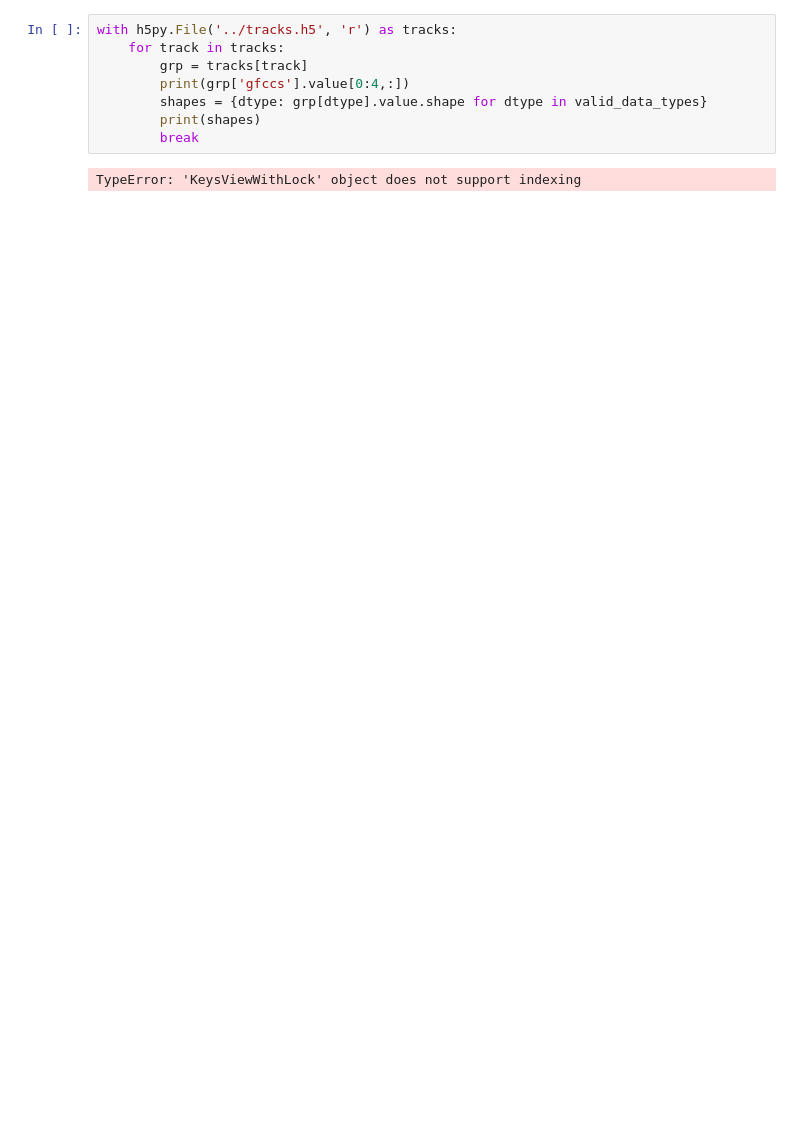
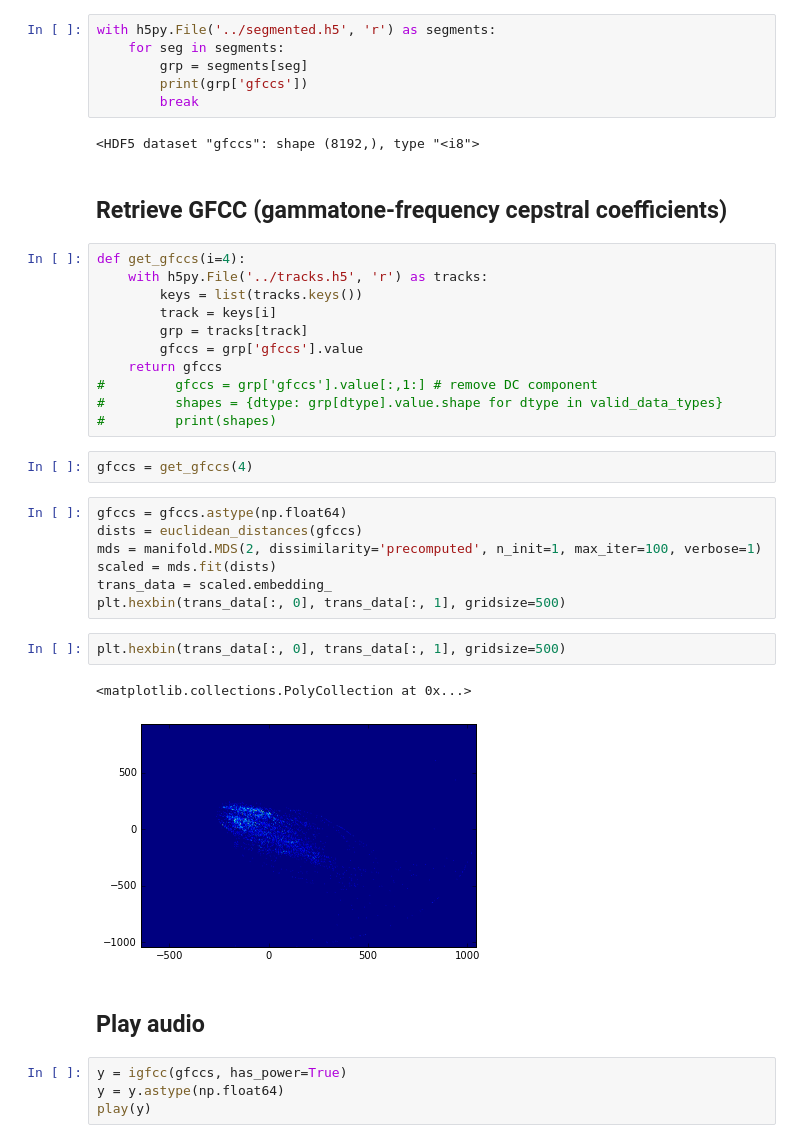
Before and after one commit to susurrant-audio/susurrant-py, a Jupyter notebook: reconstruct audio.ipynb, the cells around one changed output. Cells and saved outputs as stored; diff of their text form; blank space fills up the shorter version.

```diff
--- a/reconstruct audio.ipynb
+++ b/reconstruct audio.ipynb
@@ -14,10 +12,41 @@ def reconstruct_from_gfccs(gfccs):
+# %%
+with h5py.File('../segmented.h5', 'r') as segments:
+    for seg in segments:
+        grp = segments[seg]
+        print(grp['gfccs'])
+        break
+# %% [output]
+<HDF5 dataset "gfccs": shape (8192,), type "<i8">
+# %% [markdown]
+## Retrieve GFCC (gammatone-frequency cepstral coefficients)
 # %%
-with h5py.File('../tracks.h5', 'r') as tracks:
-    for track in tracks:
+def get_gfccs(i=4):
+    with h5py.File('../tracks.h5', 'r') as tracks:
+        keys = list(tracks.keys())
+        track = keys[i]
         grp = tracks[track]
-        print(grp['gfccs'].value[0:4,:])
-        shapes = {dtype: grp[dtype].value.shape for dtype in valid_data_types}
-        print(shapes)
-        break
+        gfccs = grp['gfccs'].value
+    return gfccs
+#         gfccs = grp['gfccs'].value[:,1:] # remove DC component
+#         shapes = {dtype: grp[dtype].value.shape for dtype in valid_data_types}
+#         print(shapes)
-# %% [output]
-TypeError: 'KeysViewWithLock' object does not support indexing
+# %%
+gfccs = get_gfccs(4)
+# %%
+gfccs = gfccs.astype(np.float64)
+dists = euclidean_distances(gfccs)
+mds = manifold.MDS(2, dissimilarity='precomputed', n_init=1, max_iter=100, verbose=1)
+scaled = mds.fit(dists)
+trans_data = scaled.embedding_
+plt.hexbin(trans_data[:, 0], trans_data[:, 1], gridsize=500)
+# %%
+plt.hexbin(trans_data[:, 0], trans_data[:, 1], gridsize=500)
+# %% [output]
+<matplotlib.collections.PolyCollection at 0x...>
+[figure, added]
+# %% [markdown]
+## Play audio
+# %%
+y = igfcc(gfccs, has_power=True)
+y = y.astype(np.float64)
+play(y)
```
Also changed, not shown: parts of 3 cells of this notebook, 3 other files.
